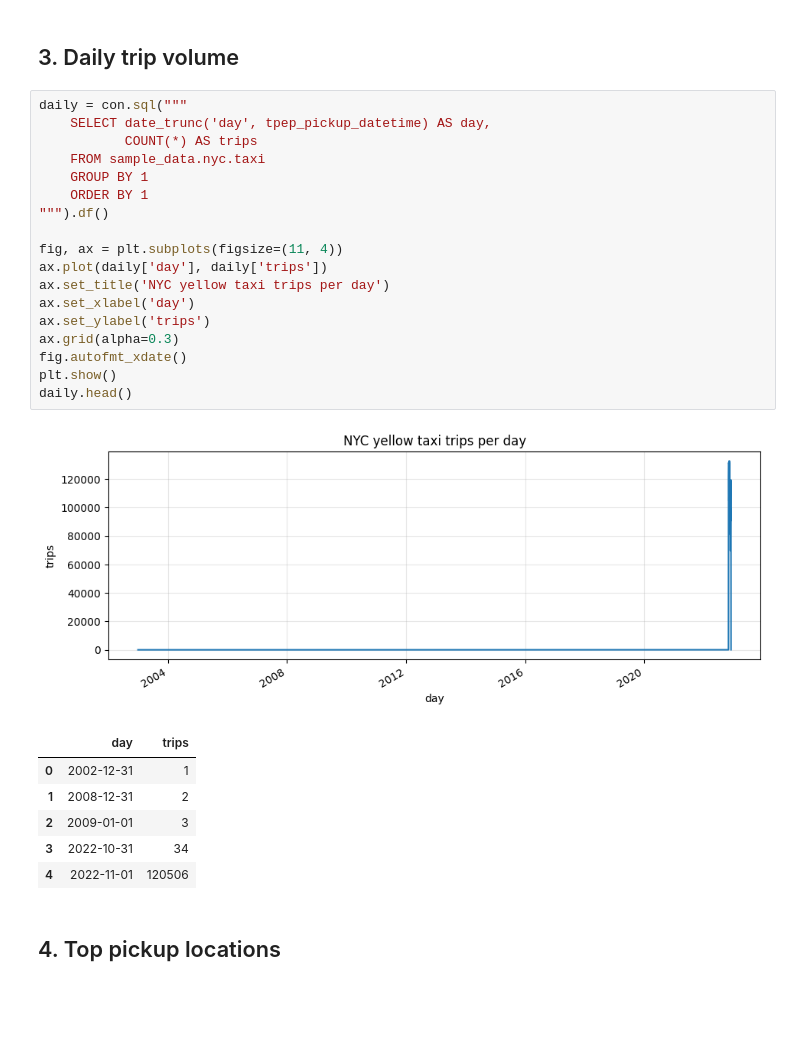
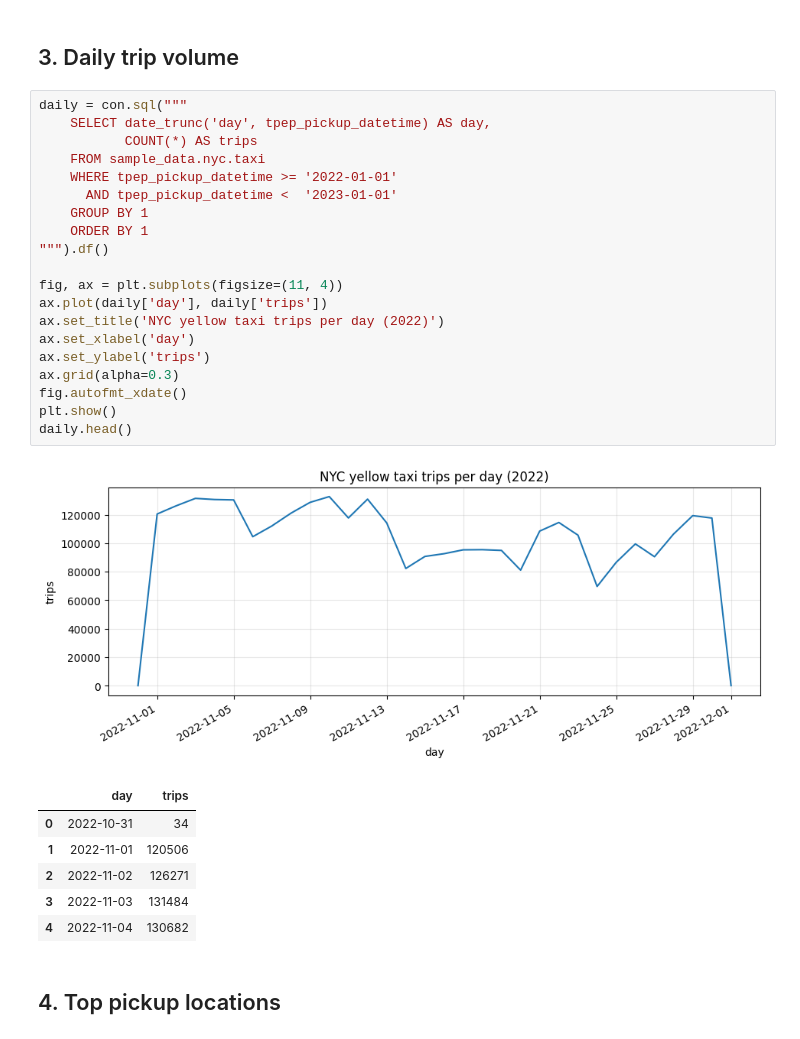
Before and after one commit to LinkedInLearning/maximize-your-claude-code-programming-productivity-9332041, a Jupyter notebook: data/notebooks/taxi_analysis.ipynb, the cells around one changed output. Drawn from its saved outputs; the diff is of its cells as text; blank space fills up the shorter version.

```diff
--- a/data/notebooks/taxi_analysis.ipynb
+++ b/data/notebooks/taxi_analysis.ipynb
@@ -92,29 +92,31 @@ con.sql("""
 # %%
 daily = con.sql("""
     SELECT date_trunc('day', tpep_pickup_datetime) AS day,
            COUNT(*) AS trips
     FROM sample_data.nyc.taxi
+    WHERE tpep_pickup_datetime >= '2022-01-01'
+      AND tpep_pickup_datetime <  '2023-01-01'
     GROUP BY 1
     ORDER BY 1
 """).df()
 
 fig, ax = plt.subplots(figsize=(11, 4))
 ax.plot(daily['day'], daily['trips'])
-ax.set_title('NYC yellow taxi trips per day')
+ax.set_title('NYC yellow taxi trips per day (2022)')
 ax.set_xlabel('day')
 ax.set_ylabel('trips')
 ax.grid(alpha=0.3)
 fig.autofmt_xdate()
 plt.show()
 daily.head()
 # %% [output]
-[figure, old version]
+[figure, new version]
 |  | day | trips |
-| 0 | 2002-12-31 | 1 |
-| 1 | 2008-12-31 | 2 |
-| 2 | 2009-01-01 | 3 |
-| 3 | 2022-10-31 | 34 |
-| 4 | 2022-11-01 | 120506 |
+| 0 | 2022-10-31 | 34 |
+| 1 | 2022-11-01 | 120506 |
+| 2 | 2022-11-02 | 126271 |
+| 3 | 2022-11-03 | 131484 |
+| 4 | 2022-11-04 | 130682 |
 # %% [markdown]
 ## 4. Top pickup locations
 # %%
```
Also changed, not shown: parts of 2 cells of this notebook, 8 other files.
